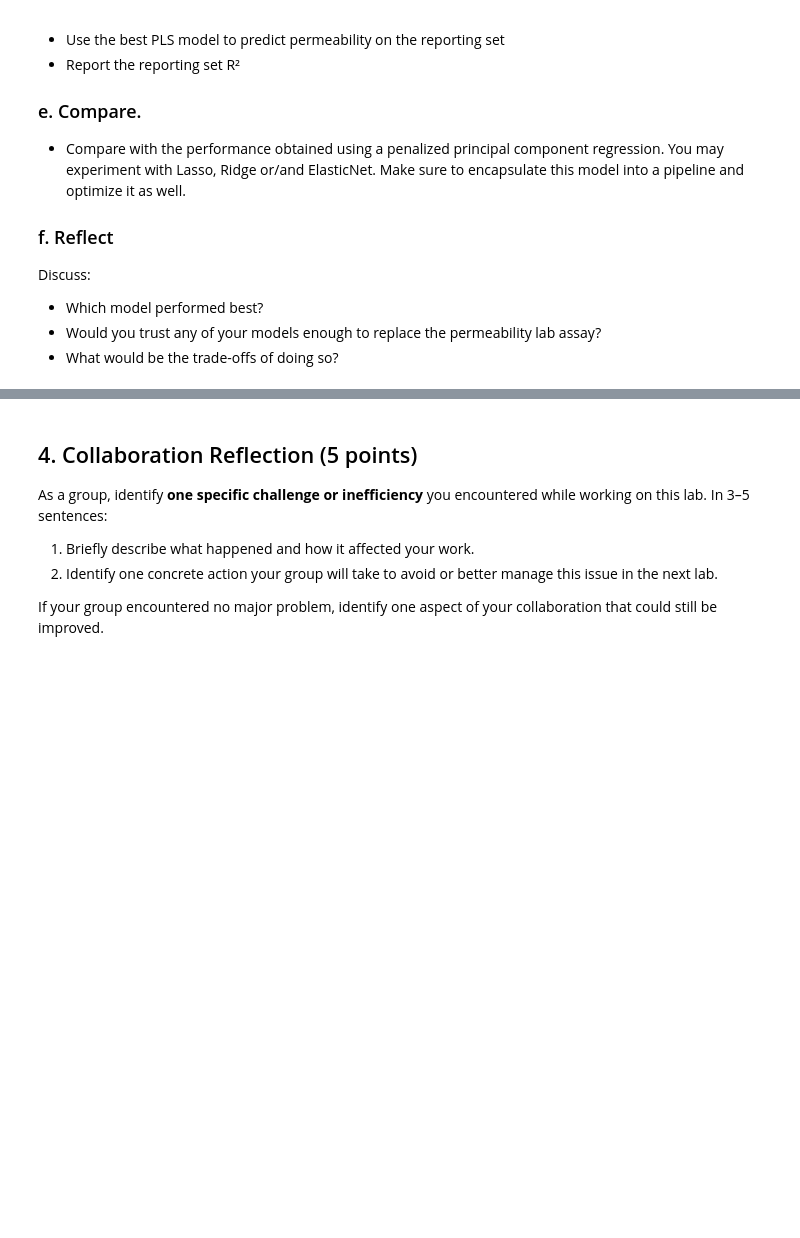
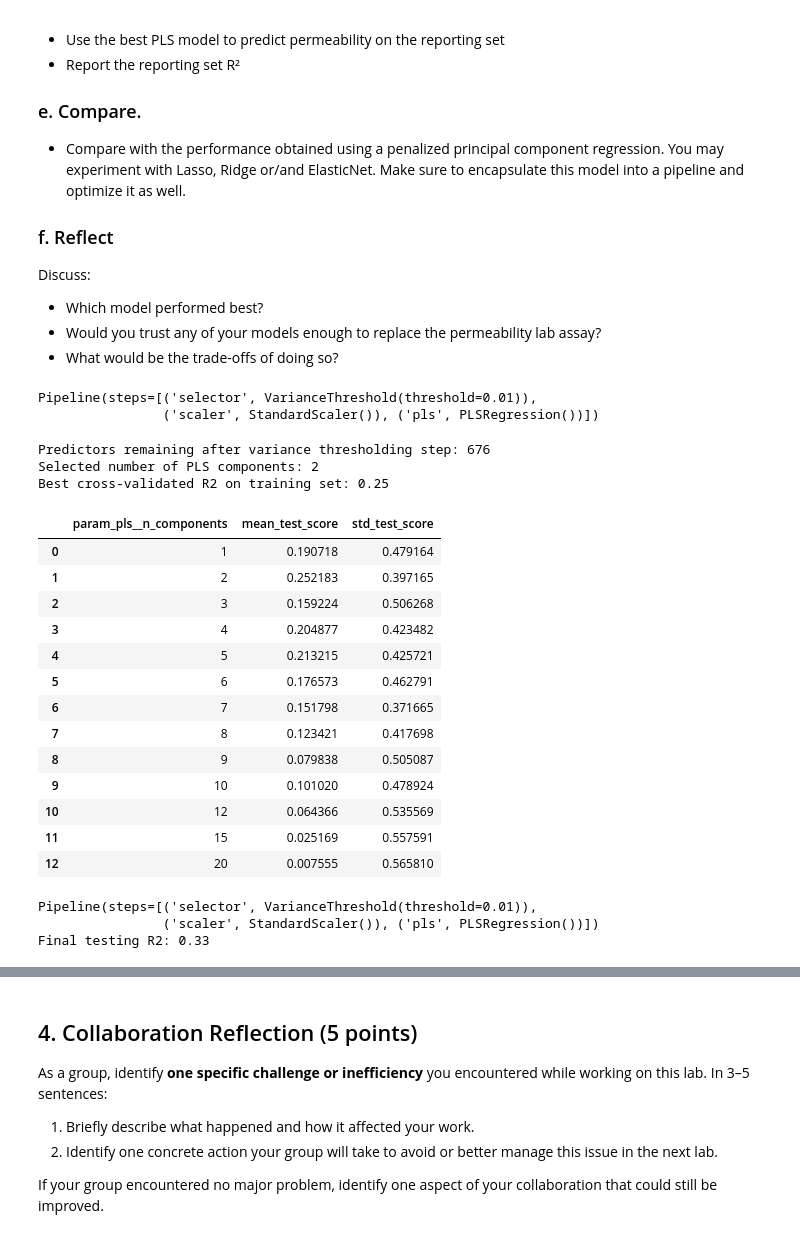
Before and after one commit to fortunecookie040/DS_4021_Labs, a Jupyter notebook: 01-partial-least-squares.ipynb, the cells around one changed output, grey strips where cells are left out. Saved outputs shown, nothing was run; the diff lists cells and outputs as text; code cells hidden in the pictures; blank space fills up the shorter version.

```diff
--- a/01-partial-least-squares.ipynb
+++ b/01-partial-least-squares.ipynb
@@ -130,0 +145,75 @@ Discuss:
+# %%
+# B. Create a pipeline
+from sklearn.cross_decomposition import PLSRegression
+from sklearn.feature_selection import VarianceThreshold
+from sklearn.pipeline import Pipeline
+from sklearn.preprocessing import StandardScaler
+
+pls_regressor = Pipeline([
+    ("selector", VarianceThreshold(threshold=0.01)),
+    ("scaler", StandardScaler()),
+    ("pls", PLSRegression()),
+])
+
+pls_regressor
+# %% [output]
+Pipeline(steps=[('selector', VarianceThreshold(threshold=0.01)),
+                ('scaler', StandardScaler()), ('pls', PLSRegression())])
+# %%
+# C. Optimize and train
+from sklearn.model_selection import GridSearchCV, KFold
+
+inner_cv = KFold(n_splits=5, shuffle=True, random_state=1234)
+candidate_grid = {"pls__n_components": [1, 2, 3, 4, 5, 6, 7, 8, 9, 10, 12, 15, 20]}
+
+pls_search = GridSearchCV(
+    estimator=pls_regressor,
+    param_grid=candidate_grid,
+    scoring="r2",
+    cv=inner_cv,
+    n_jobs=-1,
+)
+pls_search.fit(X_train, y_train)
+
+n_selected_features = pls_search.best_estimator_["selector"].get_support().sum()
+n_selected_components = pls_search.best_params_['pls__n_components']
+best_cv_r2 = pls_search.best_score_
+
+print(f"Predictors remaining after variance thresholding step: {n_selected_features}")
+print(f"Selected number of PLS components: {n_selected_components}")
+print(f"Best cross-validated R2 on training set: {best_cv_r2:.2f}")
+
+cv_results = pd.DataFrame(pls_search.cv_results_)
+cv_results[["param_pls__n_components", "mean_test_score", "std_test_score"]]
+# %% [output]
+Predictors remaining after variance thresholding step: 676
+Selected number of PLS components: 2
+Best cross-validated R2 on training set: 0.25
+|  | param_pls__n_components | mean_test_score | std_test_score |
+| 0 | 1 | 0.190718 | 0.479164 |
+| 1 | 2 | 0.252183 | 0.397165 |
+| 2 | 3 | 0.159224 | 0.506268 |
+| 3 | 4 | 0.204877 | 0.423482 |
+| 4 | 5 | 0.213215 | 0.425721 |
+| 5 | 6 | 0.176573 | 0.462791 |
+| 6 | 7 | 0.151798 | 0.371665 |
+| 7 | 8 | 0.123421 | 0.417698 |
+| 8 | 9 | 0.079838 | 0.505087 |
+| 9 | 10 | 0.101020 | 0.478924 |
+| 10 | 12 | 0.064366 | 0.535569 |
+| 11 | 15 | 0.025169 | 0.557591 |
+| 12 | 20 | 0.007555 | 0.565810 |
+# %%
+# D. Evaluate
+from sklearn.metrics import r2_score
+
+final_pls_pipeline = pls_search.best_estimator_
+testing_preds = final_pls_pipeline.predict(X_test)
+testing_r2 = r2_score(y_test, testing_preds)
+
+print(final_pls_pipeline)
+print(f"Final testing R2: {testing_r2:.2f}")
+# %% [output]
+Pipeline(steps=[('selector', VarianceThreshold(threshold=0.01)),
+                ('scaler', StandardScaler()), ('pls', PLSRegression())])
+Final testing R2: 0.33
```
Also changed, not shown: parts of 3 cells of this notebook.
